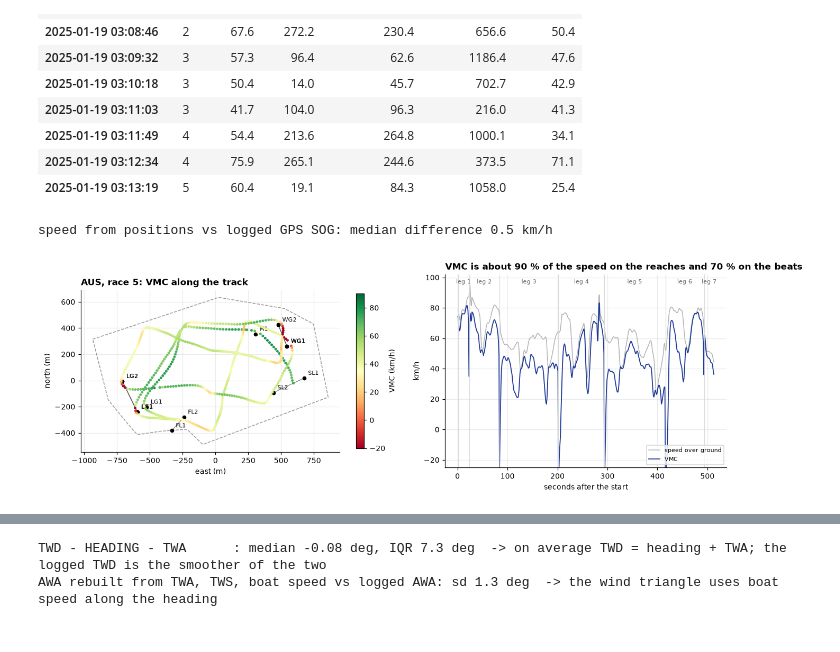
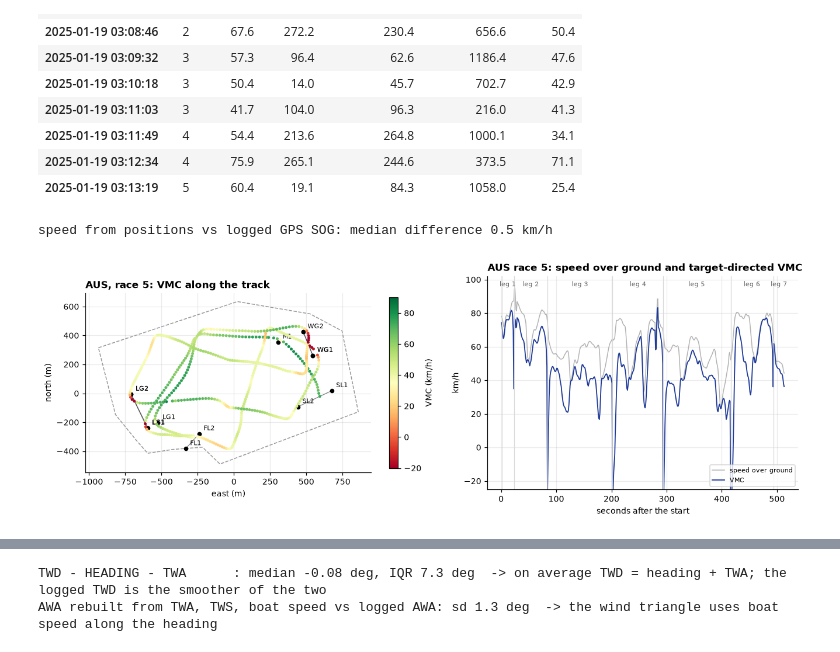
Before and after one commit to joostvink/SGP_Data_Challenge, a Jupyter notebook: main.ipynb, the cells around one changed output, grey strips where cells are left out. Saved outputs shown, nothing was run; the diff lists cells and outputs as text; code cells hidden in the pictures.

```diff
--- a/main.ipynb
+++ b/main.ipynb
@@ -229,28 +238,28 @@ aus.loc[aus["leg"] >= 1, ["DATETIME", "leg", "sog_kmh", "cog_deg", "brg_target_d
 # %%
 fig, axes = plt.subplots(1, 2, figsize=(12, 4.2), gridspec_kw={"width_ratios": [1.15, 1]})
 ax = plots.plot_course(axes[0], course)
 r = aus[aus["leg"].between(1, 7)]
 sc = ax.scatter(r["x_m"], r["y_m"], c=r["vmc_kmh"], cmap="RdYlGn", vmin=-20, vmax=90, s=5, zorder=4)
 plt.colorbar(sc, ax=ax, label="VMC (km/h)", shrink=0.8)
 ax.set_title("AUS, race 5: VMC along the track")
 
 ax = axes[1]
 t = (r["DATETIME"] - course.start_time).dt.total_seconds()
 ax.plot(t, r["sog_kmh"], color="0.7", lw=1, label="speed over ground")
 ax.plot(t, r["vmc_kmh"], color="#1f3b99", lw=1.2, label="VMC")
 for k in range(1, 8):
     seg = t[r["leg"] == k]
     ax.axvline(seg.iloc[0], color="0.85", lw=0.8)
     ax.text(seg.mean(), 96, f"leg {k}", ha="center", fontsize=7, color="0.4")
 ax.set_ylim(-25, 102)
 ax.set_xlabel("seconds after the start")
 ax.set_ylabel("km/h")
-ax.set_title("VMC is about 90 % of the speed on the reaches and 70 % on the beats")
+ax.set_title("AUS race 5: speed over ground and target-directed VMC")
 ax.legend(fontsize=7, loc="lower right")
 plt.tight_layout()
 
 err = (metrics[25011905]["sog_kmh"] - metrics[25011905]["GPS_SOG_km_h_1"]).abs()
 print(f"speed from positions vs logged GPS SOG: median difference {err.median():.1f} km/h")
 # %% [output]
 speed from positions vs logged GPS SOG: median difference 0.5 km/h
-[figure, old version]
+[figure, new version]
```
Also changed, not shown: parts of 63 cells of this notebook, 10 other files.
